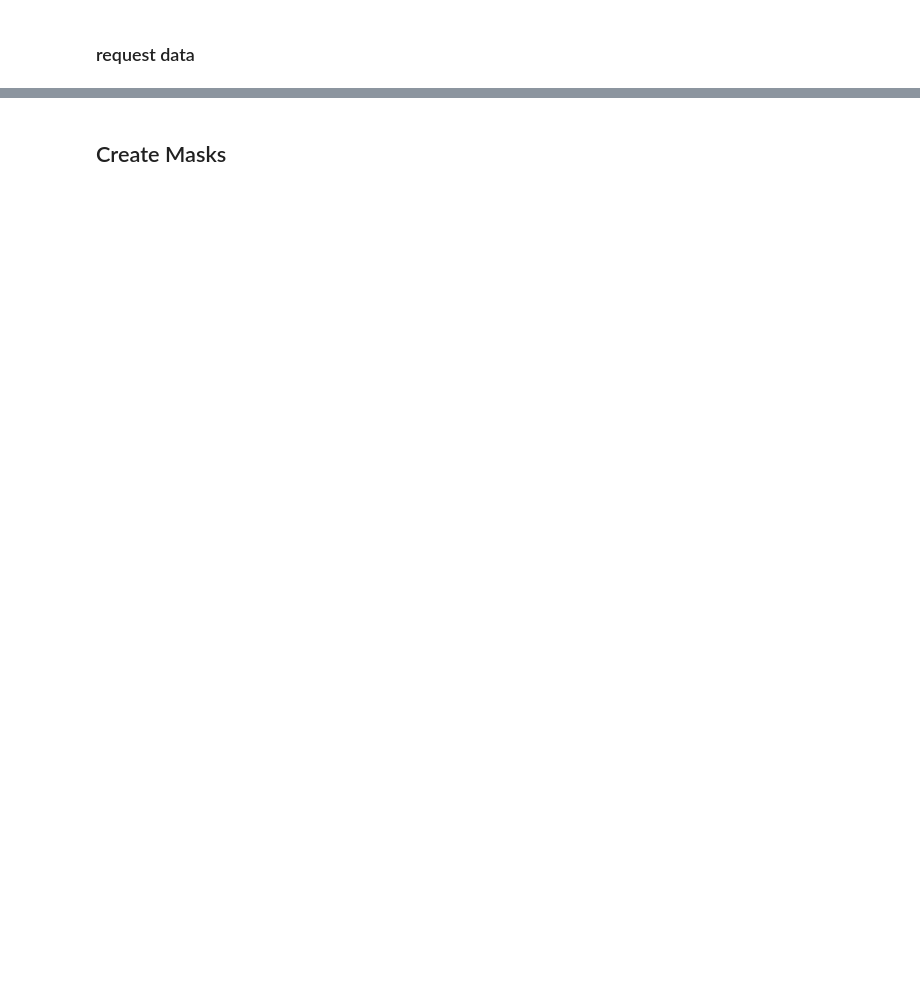
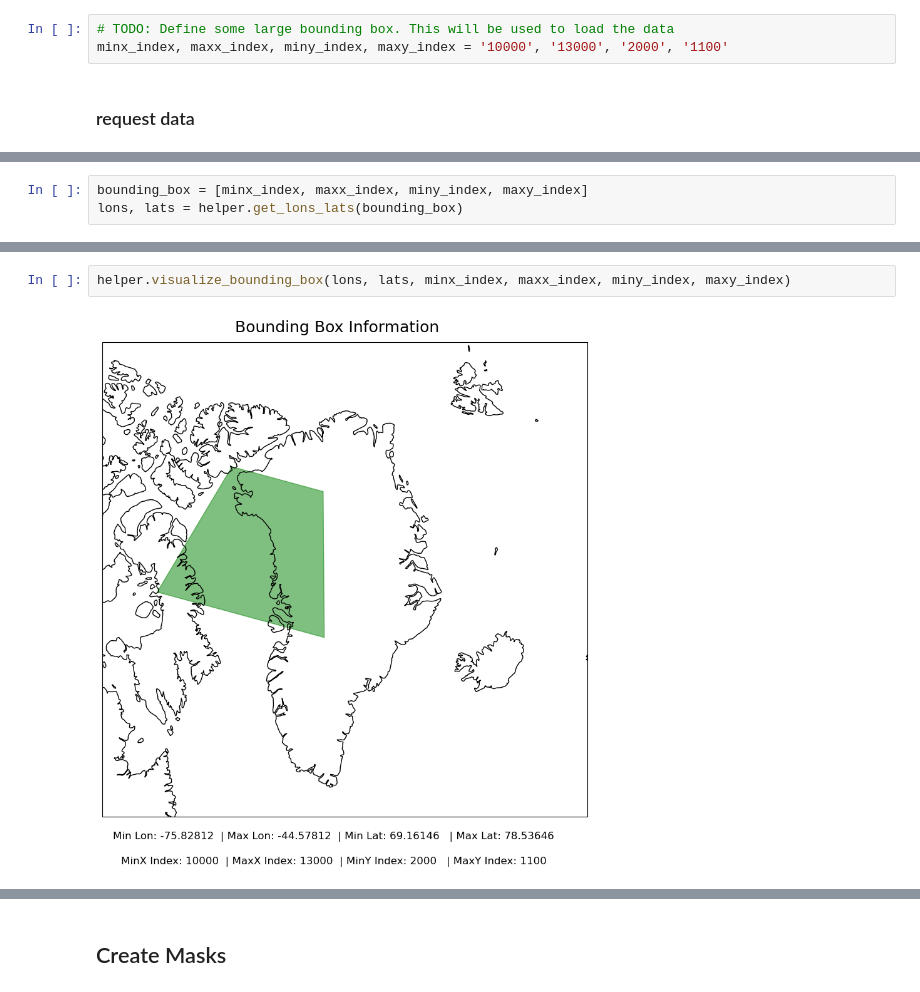
Before and after one commit to tparker1/chlora_plots, a Jupyter notebook: masking/create_masks.ipynb, the cells around one changed output, grey strips where cells are left out. Drawn from its saved outputs; the diff is of its cells as text; blank space fills up the shorter version.

```diff
--- a/masking/create_masks.ipynb
+++ b/masking/create_masks.ipynb
@@ -27,2 +25,5 @@ lastday = str(lastday)
+# %%
+# TODO: Define some large bounding box. This will be used to load the data
+minx_index, maxx_index, miny_index, maxy_index = '10000', '13000', '2000', '1100'
 # %% [markdown]
 ### request data
@@ -46,0 +30,3 @@ polygons.geometry[0]
+# %%
+bounding_box = [minx_index, maxx_index, miny_index, maxy_index]
+lons, lats = helper.get_lons_lats(bounding_box)
@@ -46,0 +43,4 @@ polygons.geometry[0]
+# %%
+helper.visualize_bounding_box(lons, lats, minx_index, maxx_index, miny_index, maxy_index)
+# %% [output]
+[figure, added]
```
Also changed, not shown: parts of 24 cells of this notebook, 1 other file.
